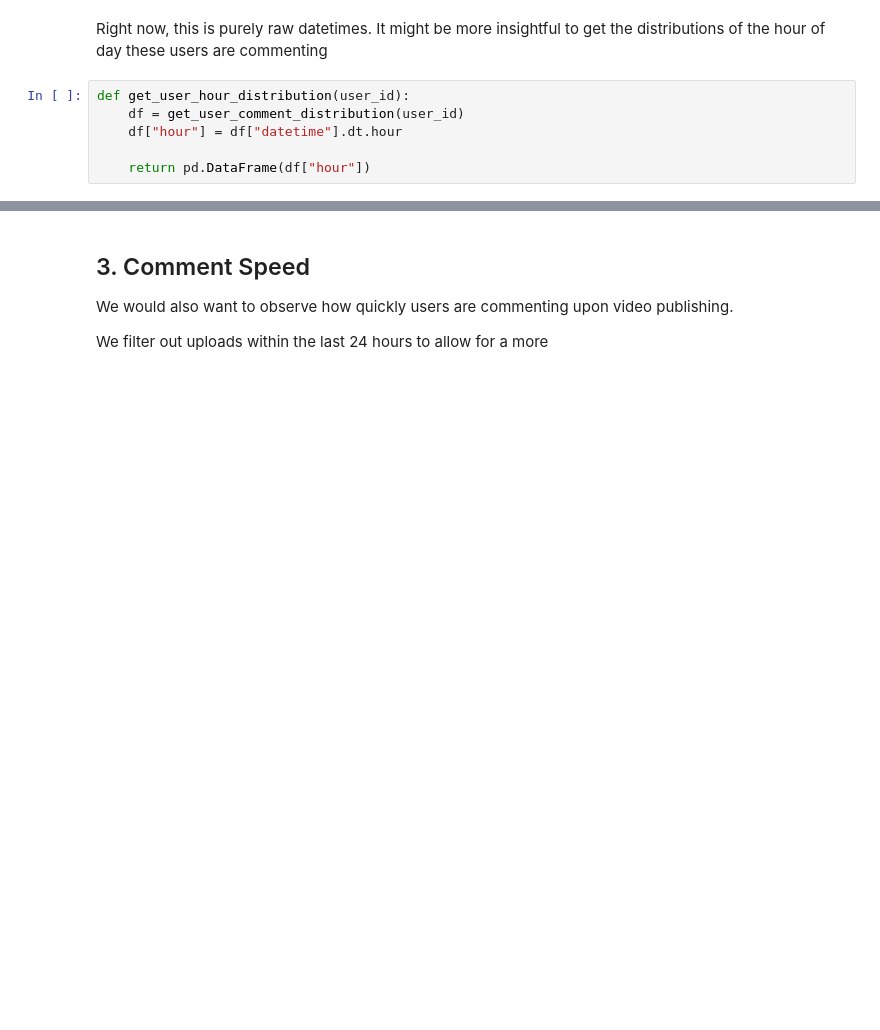
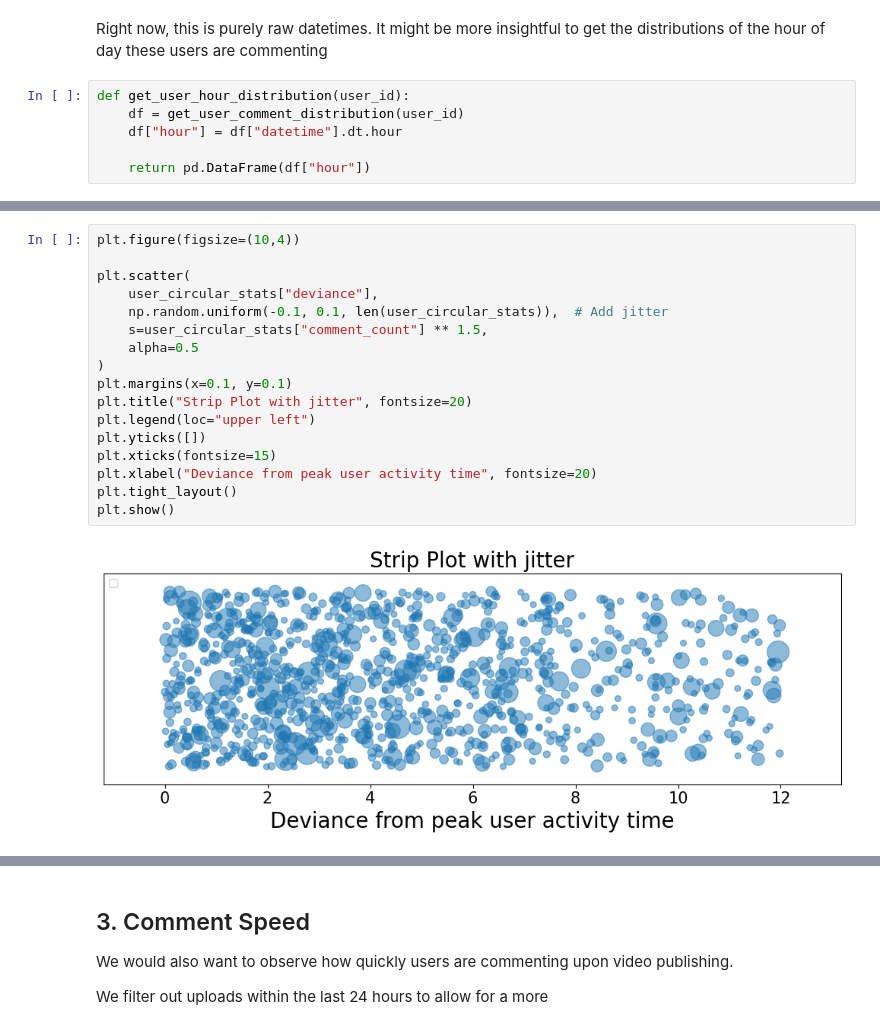
Before and after one commit to tranjm4/yt_bot_detector, a Jupyter notebook: notebooks/02_eda.ipynb, the cells around one changed output, grey strips where cells are left out. Cells and saved outputs as stored; diff of their text form; blank space fills up the shorter version.

```diff
--- a/notebooks/02_eda.ipynb
+++ b/notebooks/02_eda.ipynb
@@ -126,0 +252,19 @@ We can observe a general dip in comment frequency, which likely represents usual
+# %%
+plt.figure(figsize=(10,4))
+
+plt.scatter(
+    user_circular_stats["deviance"],
+    np.random.uniform(-0.1, 0.1, len(user_circular_stats)),  # Add jitter
+    s=user_circular_stats["comment_count"] ** 1.5,
+    alpha=0.5
+)
+plt.margins(x=0.1, y=0.1)
+plt.title("Strip Plot with jitter", fontsize=20)
+plt.legend(loc="upper left")
+plt.yticks([])
+plt.xticks(fontsize=15)
+plt.xlabel("Deviance from peak user activity time", fontsize=20)
+plt.tight_layout()
+plt.show()
+# %% [output]
+[figure, added]
```
Also changed, not shown: parts of 26 cells of this notebook.
